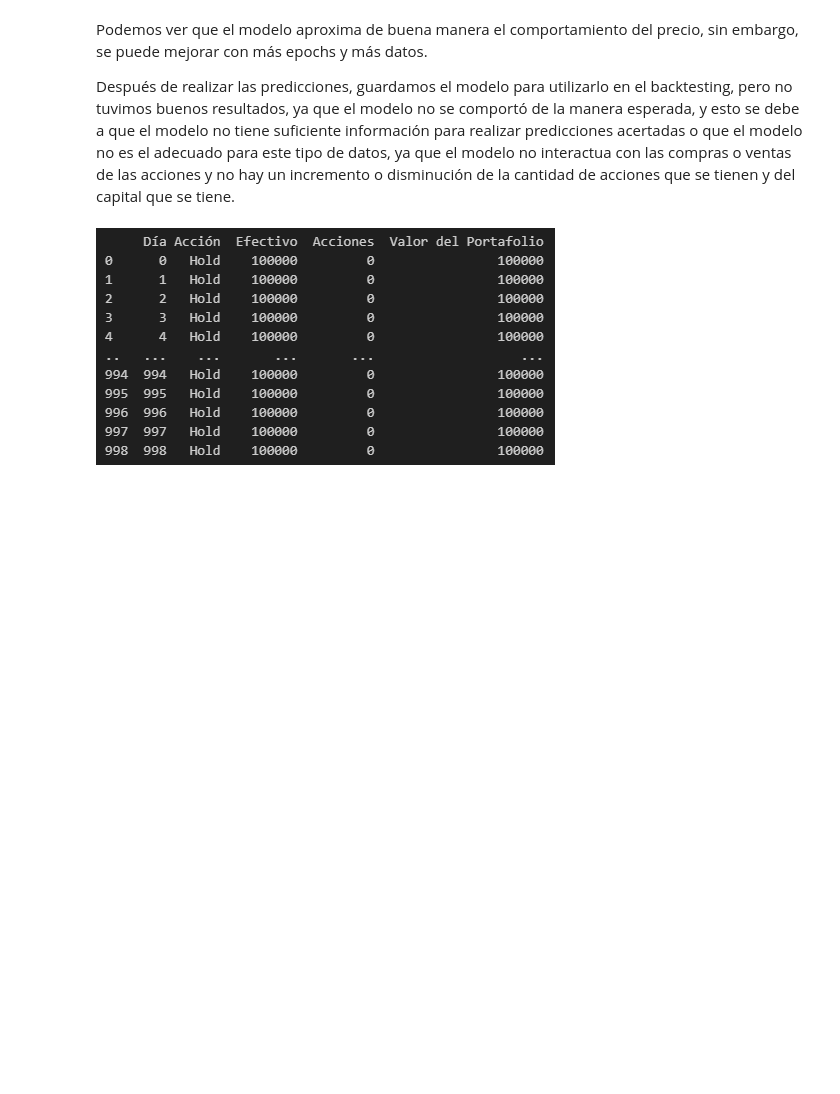
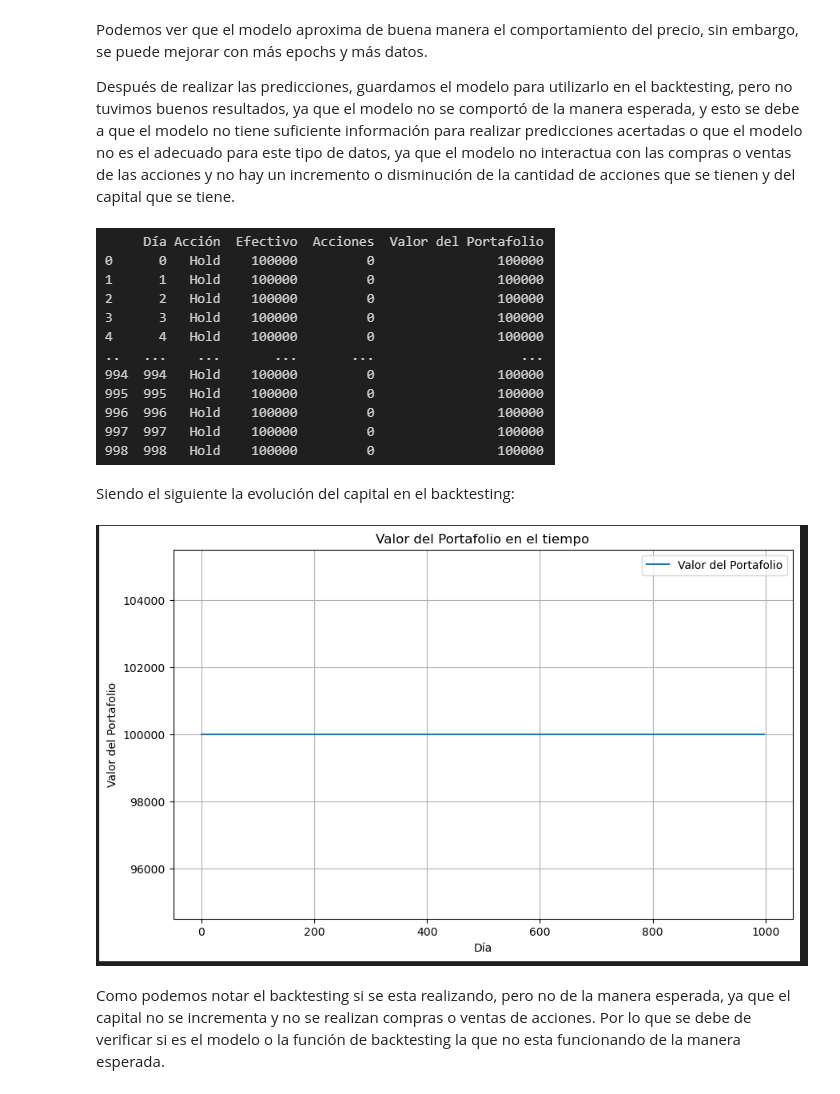
Before and after one commit to Rerris/Technical_Analysis_Proyect, a Jupyter notebook: Transfomers/Reporte Transformers.ipynb, the cells around one changed output. Drawn from its saved outputs; the diff is of its cells as text; code cells hidden in the pictures; blank space fills up the shorter version.

Commit message:
Modify report
Modify the report file and add images

```diff
--- a/Transfomers/Reporte Transformers.ipynb
+++ b/Transfomers/Reporte Transformers.ipynb
@@ -39,3 +39,17 @@ ruta_imagen = r"C:\Users\esteb\Desktop\Python\Technical_Analysis_Proyect\data\ca
 Image(filename=ruta_imagen)
 # %% [output]
 [figure]
+# %% [markdown]
+Siendo el siguiente la evolución del capital en el backtesting:
+# %%
+from IPython.display import Image
+
+# Ruta de la imagen
+ruta_imagen = r"C:\Users\esteb\Desktop\Python\Technical_Analysis_Proyect\data\portafolio_transformer.png"
+
+# Mostrar la imagen
+Image(filename=ruta_imagen)
+# %% [output]
+[figure, added]
+# %% [markdown]
+Como podemos notar el backtesting si se esta realizando, pero no de la manera esperada, ya que el capital no se incrementa y no se realizan compras o ventas de acciones. Por lo que se debe de verificar si es el modelo o la función de backtesting la que no esta funcionando de la manera esperada.
```
Also changed, not shown: 1 other file.
